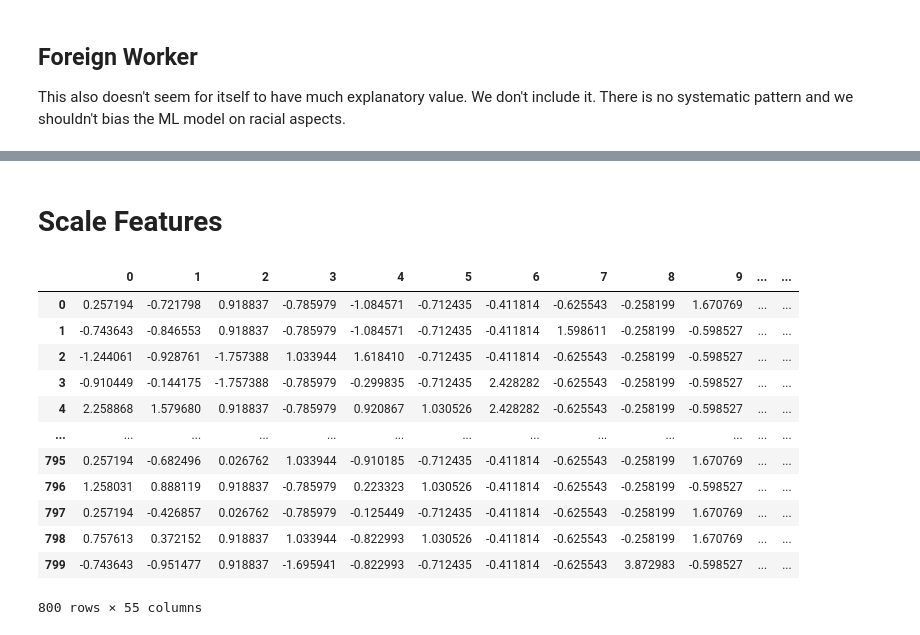
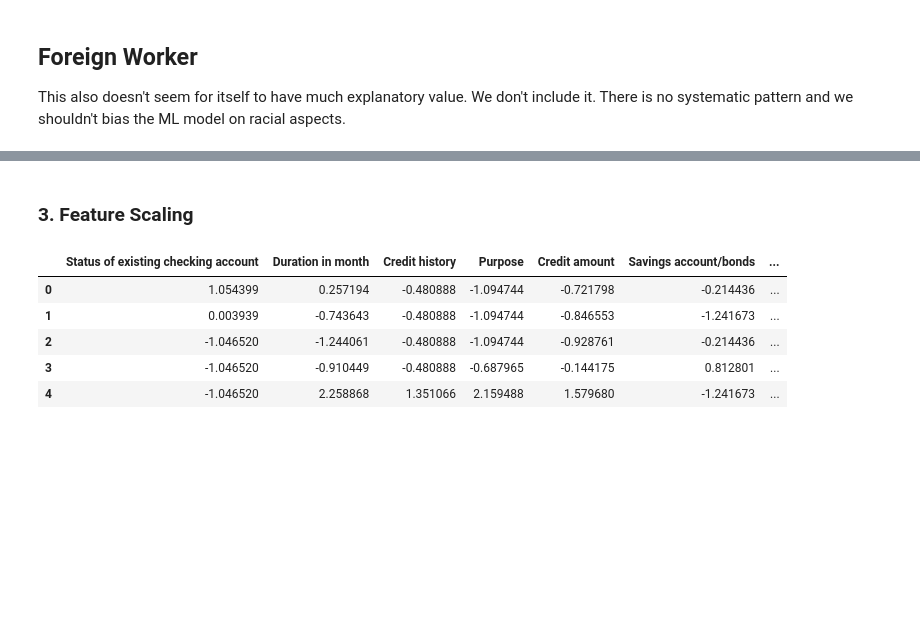
Before and after one commit to dennismgoetz/HoML-Credit-Data, a Jupyter notebook: Data_Preparation.ipynb, the cells around one changed output, grey strips where cells are left out. Cells and saved outputs as stored; diff of their text form; code cells hidden in the pictures; blank space fills up the shorter version.

Commit message:
Some short fixes. To Do: Data Preparation to shorten text at feature selection and delete plot which are allread in Data Understanding.

```diff
--- a/Data_Preparation.ipynb
+++ b/Data_Preparation.ipynb
@@ -247,50 +235,34 @@ plt.show()
 # %%
-# Encode everything (one hot encoding for features and target variables as ordinal encoded)
-data_values_feature_selection = data_values.drop(['Personal status and sex', 'foreign worker'], axis = 1)
-data_values_feature_selection_dummies = data_values_feature_selection.iloc[:, :-1]
-ordinal_encoder = OrdinalEncoder()
-data_values_feature_selection_onehot = pd.DataFrame(ordinal_encoder.fit_transform(pd.DataFrame(data_values.iloc[:, -1])))
-data_values_feature_selection_onehot.columns = ['Credit rating']
-data_values_feature_selection = pd.concat([pd.get_dummies(data_values_feature_selection_dummies), data_values_feature_selection_onehot], axis = 1)
+# Handling all the ordinal categorical attributes
+data_ord = data_values[cat_attribs]
+categories_order = [i for i in dict_ordinal_map.values()]
+ordinal_encoder = OrdinalEncoder(categories=categories_order, dtype='int')
+data_ord_encoded = ordinal_encoder.fit_transform(data_ord)
+
+# Replace the categories by numbers
+data_encoded = data_values.copy()
+data_encoded[cat_attribs] = data_ord_encoded
 
 # Create a Test Set
-train_set, test_set = train_test_split(data_values_feature_selection, train_size=0.8, random_state=0, stratify=data_values['Credit rating'])
+train_set, test_set = train_test_split(data_encoded, train_size=0.8, random_state=0, stratify=data_values['Credit rating'])
 
 # Separate features and target values in train and test set
 X_train = np.array(train_set.iloc[:, :-1])
 y_train = np.array(train_set.iloc[:, -1])
 X_test = np.array(test_set.iloc[:, :-1])
 y_test = np.array(test_set.iloc[:, -1])
-# %% [markdown]
-# **Scale Features**
-# %%
-def feature_scaler(arr):
-    '''
-    This function scales a given array feature space.
-
-    Parameters:
-    arr : a array with feature values
-
-    Return:
-    Array with scaled features
-    '''
-
-    scaler = StandardScaler()
-    scaler.fit(arr)
-    return scaler.transform(arr)
-
-X_train_scaled = feature_scaler(X_train)
-# %% [output]
-|  | 0 | 1 | 2 | 3 | 4 | 5 | 6 | 7 | 8 | 9 | ... | ... |
-| 0 | 0.257194 | -0.721798 | 0.918837 | -0.785979 | -1.084571 | -0.712435 | -0.411814 | -0.625543 | -0.258199 | 1.670769 | ... | ... |
-| 1 | -0.743643 | -0.846553 | 0.918837 | -0.785979 | -1.084571 | -0.712435 | -0.411814 | 1.598611 | -0.258199 | -0.598527 | ... | ... |
-| 2 | -1.244061 | -0.928761 | -1.757388 | 1.033944 | 1.618410 | -0.712435 | -0.411814 | -0.625543 | -0.258199 | -0.598527 | ... | ... |
-| 3 | -0.910449 | -0.144175 | -1.757388 | -0.785979 | -0.299835 | -0.712435 | 2.428282 | -0.625543 | -0.258199 | -0.598527 | ... | ... |
-| 4 | 2.258868 | 1.579680 | 0.918837 | -0.785979 | 0.920867 | 1.030526 | 2.428282 | -0.625543 | -0.258199 | -0.598527 | ... | ... |
-| ... | ... | ... | ... | ... | ... | ... | ... | ... | ... | ... | ... | ... |
-| 795 | 0.257194 | -0.682496 | 0.026762 | 1.033944 | -0.910185 | -0.712435 | -0.411814 | -0.625543 | -0.258199 | 1.670769 | ... | ... |
-| 796 | 1.258031 | 0.888119 | 0.918837 | -0.785979 | 0.223323 | 1.030526 | -0.411814 | -0.625543 | -0.258199 | -0.598527 | ... | ... |
-| 797 | 0.257194 | -0.426857 | 0.026762 | -0.785979 | -0.125449 | -0.712435 | -0.411814 | -0.625543 | -0.258199 | 1.670769 | ... | ... |
-| 798 | 0.757613 | 0.372152 | 0.918837 | 1.033944 | -0.822993 | 1.030526 | -0.411814 | -0.625543 | -0.258199 | 1.670769 | ... | ... |
-| 799 | -0.743643 | -0.951477 | 0.918837 | -1.695941 | -0.822993 | -0.712435 | -0.411814 | -0.625543 | 3.872983 | -0.598527 | ... | ... |
-800 rows × 55 columns
+# %% [markdown]
+### **3. Feature Scaling** <a id='scale'></a> <br>
+# %%
+scaler = StandardScaler()
+scaler.fit(X_train)
+scaled_features = pd.DataFrame(scaler.transform(X_train))
+scaled_features.columns = data_encoded.iloc[:,:-1].columns
+scaled_features.head()
+# %% [output]
+|  | Status of existing checking account | Duration in month | Credit history | Purpose | Credit amount | Savings account/bonds | ... |
+| 0 | 1.054399 | 0.257194 | -0.480888 | -1.094744 | -0.721798 | -0.214436 | ... |
+| 1 | 0.003939 | -0.743643 | -0.480888 | -1.094744 | -0.846553 | -1.241673 | ... |
+| 2 | -1.046520 | -1.244061 | -0.480888 | -1.094744 | -0.928761 | -0.214436 | ... |
+| 3 | -1.046520 | -0.910449 | -0.480888 | -0.687965 | -0.144175 | 0.812801 | ... |
+| 4 | -1.046520 | 2.258868 | 1.351066 | 2.159488 | 1.579680 | -1.241673 | ... |
```
Also changed, not shown: parts of 29 cells of this notebook, 1 other file.
